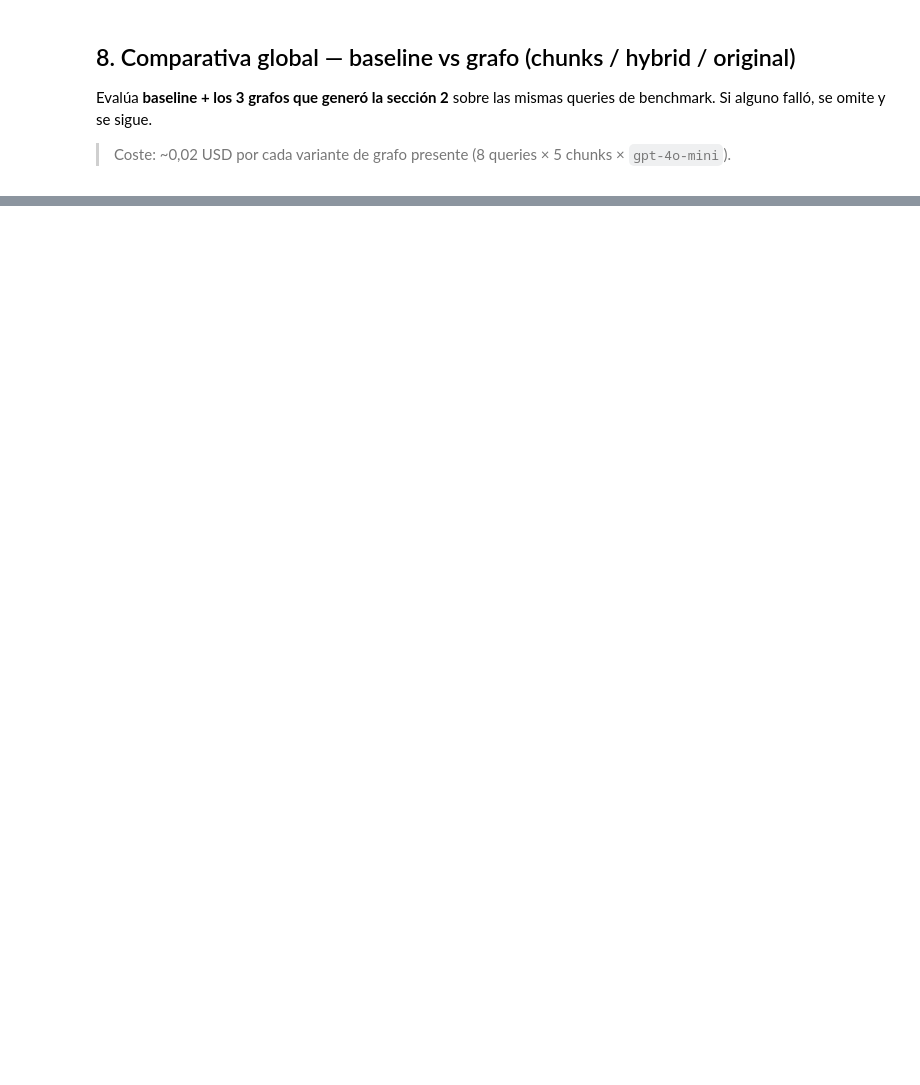
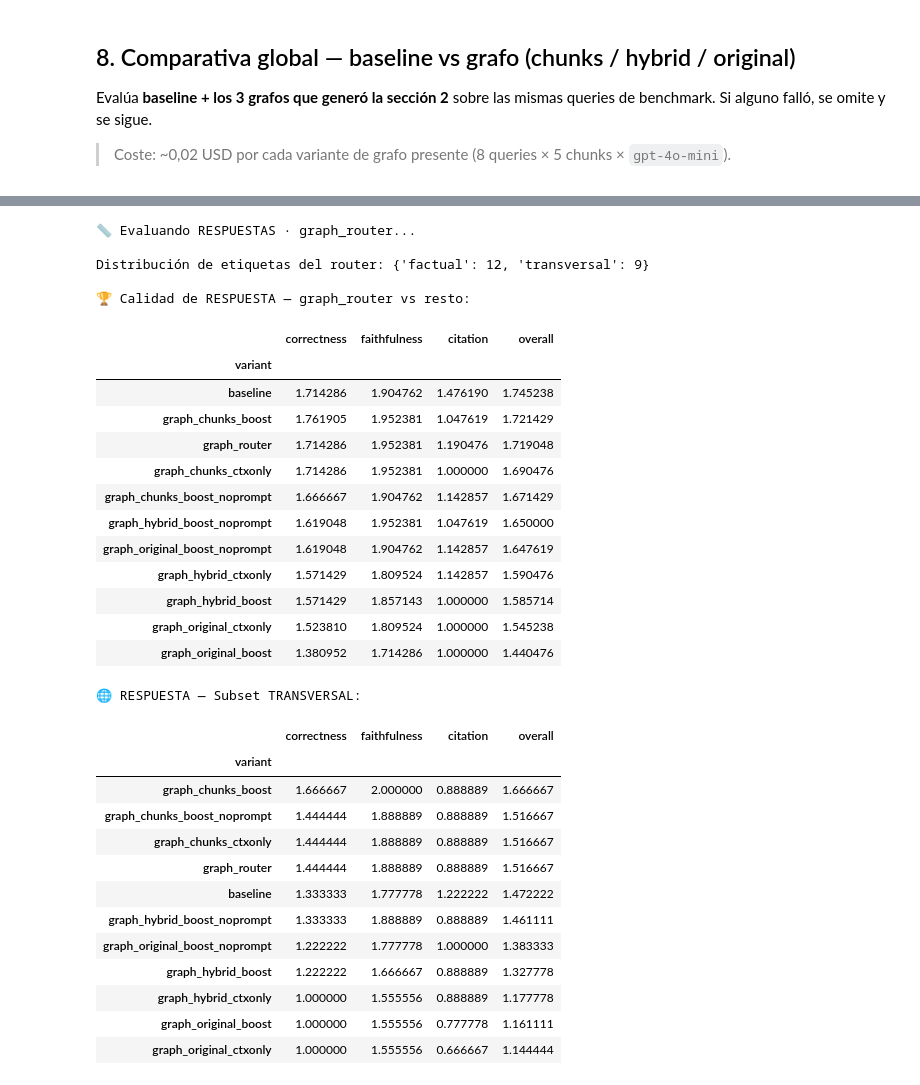
Before and after one commit to jpalmagarro/RAG-UPCSchool-Project, a Jupyter notebook: notebooks/experiments/graph_rag.ipynb, the cells around one changed output, grey strips where cells are left out. Saved outputs shown, nothing was run; the diff lists cells and outputs as text; code cells hidden in the pictures; blank space fills up the shorter version.

```diff
--- a/notebooks/experiments/graph_rag.ipynb
+++ b/notebooks/experiments/graph_rag.ipynb
@@ -1166,0 +2060,77 @@ Evaluando graph_original...
+# %%
+# 2) CALIDAD DE RESPUESTA con el router
+if ANSWER_EVAL_ENABLED:
+    print("📏 Evaluando RESPUESTAS · graph_router...")
+    rows = []
+    label_dist = {"factual": 0, "transversal": 0}
+    for q in BENCHMARK_QUERIES:
+        ans, chunks, triples, label = generate_router_answer(q)
+        label_dist[label] += 1
+        ctx_blocks = [strip_doc_prefix(c["text"], EMBED_BACKEND) for c in chunks]
+        scores = judge_answer(q, ans, ctx_blocks)
+        rows.append({"query": q[:60], "label": label, "answer": ans, **scores})
+
+    router_ans_summary = summarize_answer_rows("graph_router", rows)
+    print(f"\nDistribución de etiquetas del router: {label_dist}")
+
+    # Tabla global comparada con todas las variantes de respuesta
+    try:
+        df_all_ans = pd.DataFrame(answer_summaries + [router_ans_summary]).set_index("variant")
+    except NameError:
+        df_all_ans = pd.DataFrame([router_ans_summary]).set_index("variant")
+        print("⚠️  Ejecuta sec 9 antes para tener referencias")
+
+    print("\n🏆 Calidad de RESPUESTA — graph_router vs resto:")
+    display(df_all_ans.sort_values("overall", ascending=False))
+
+    # Subset transversal
+    print("\n🌐 RESPUESTA — Subset TRANSVERSAL:")
+    rows_t = []
+    for name, all_rows in answer_details.items():
+        sub = [r for r, q in zip(all_rows, BENCHMARK_QUERIES) if q in BENCHMARK_QUERIES_TRANSVERSAL]
+        rows_t.append(summarize_answer_rows(name, sub))
+    sub_router = [r for r, q in zip(rows, BENCHMARK_QUERIES) if q in BENCHMARK_QUERIES_TRANSVERSAL]
+    rows_t.append(summarize_answer_rows("graph_router", sub_router))
+    display(pd.DataFrame(rows_t).set_index("variant").sort_values("overall", ascending=False))
+
+    # Diagnóstico: dónde se equivoca el router
+    print("\n🔍 Decisiones del router por query:")
+    for q, r in zip(BENCHMARK_QUERIES, rows):
+        truth = "factual" if q in BENCHMARK_QUERIES_FACTUAL else "transversal"
+        ok = "✓" if r["label"] == truth else "✗"
+        print(f"  {ok} [pred={r['label']:>11} | truth={truth:>11}] overall={r['correctness']*0.5 + r['faithfulness']*0.35 + r['citation']*0.15:.2f} | {q[:60]}")
+else:
+    print("ANSWER_EVAL_ENABLED=False → saltado")
+# %% [output]
+📏 Evaluando RESPUESTAS · graph_router...
+
+Distribución de etiquetas del router: {'factual': 12, 'transversal': 9}
+
+🏆 Calidad de RESPUESTA — graph_router vs resto:
+|  | correctness | faithfulness | citation | overall |
+| variant |  |  |  |  |
+| baseline | 1.714286 | 1.904762 | 1.476190 | 1.745238 |
+| graph_chunks_boost | 1.761905 | 1.952381 | 1.047619 | 1.721429 |
+| graph_router | 1.714286 | 1.952381 | 1.190476 | 1.719048 |
+| graph_chunks_ctxonly | 1.714286 | 1.952381 | 1.000000 | 1.690476 |
+| graph_chunks_boost_noprompt | 1.666667 | 1.904762 | 1.142857 | 1.671429 |
+| graph_hybrid_boost_noprompt | 1.619048 | 1.952381 | 1.047619 | 1.650000 |
+| graph_original_boost_noprompt | 1.619048 | 1.904762 | 1.142857 | 1.647619 |
+| graph_hybrid_ctxonly | 1.571429 | 1.809524 | 1.142857 | 1.590476 |
+| graph_hybrid_boost | 1.571429 | 1.857143 | 1.000000 | 1.585714 |
+| graph_original_ctxonly | 1.523810 | 1.809524 | 1.000000 | 1.545238 |
+| graph_original_boost | 1.380952 | 1.714286 | 1.000000 | 1.440476 |
+🌐 RESPUESTA — Subset TRANSVERSAL:
+|  | correctness | faithfulness | citation | overall |
+| variant |  |  |  |  |
+| graph_chunks_boost | 1.666667 | 2.000000 | 0.888889 | 1.666667 |
+| graph_chunks_boost_noprompt | 1.444444 | 1.888889 | 0.888889 | 1.516667 |
+| graph_chunks_ctxonly | 1.444444 | 1.888889 | 0.888889 | 1.516667 |
+| graph_router | 1.444444 | 1.888889 | 0.888889 | 1.516667 |
+| baseline | 1.333333 | 1.777778 | 1.222222 | 1.472222 |
+| graph_hybrid_boost_noprompt | 1.333333 | 1.888889 | 0.888889 | 1.461111 |
+| graph_original_boost_noprompt | 1.222222 | 1.777778 | 1.000000 | 1.383333 |
+| graph_hybrid_boost | 1.222222 | 1.666667 | 0.888889 | 1.327778 |
+| graph_hybrid_ctxonly | 1.000000 | 1.555556 | 0.888889 | 1.177778 |
+| graph_original_boost | 1.000000 | 1.555556 | 0.777778 | 1.161111 |
+| graph_original_ctxonly | 1.000000 | 1.555556 | 0.666667 | 1.144444 |
```
Also changed, not shown: parts of 32 cells of this notebook.
